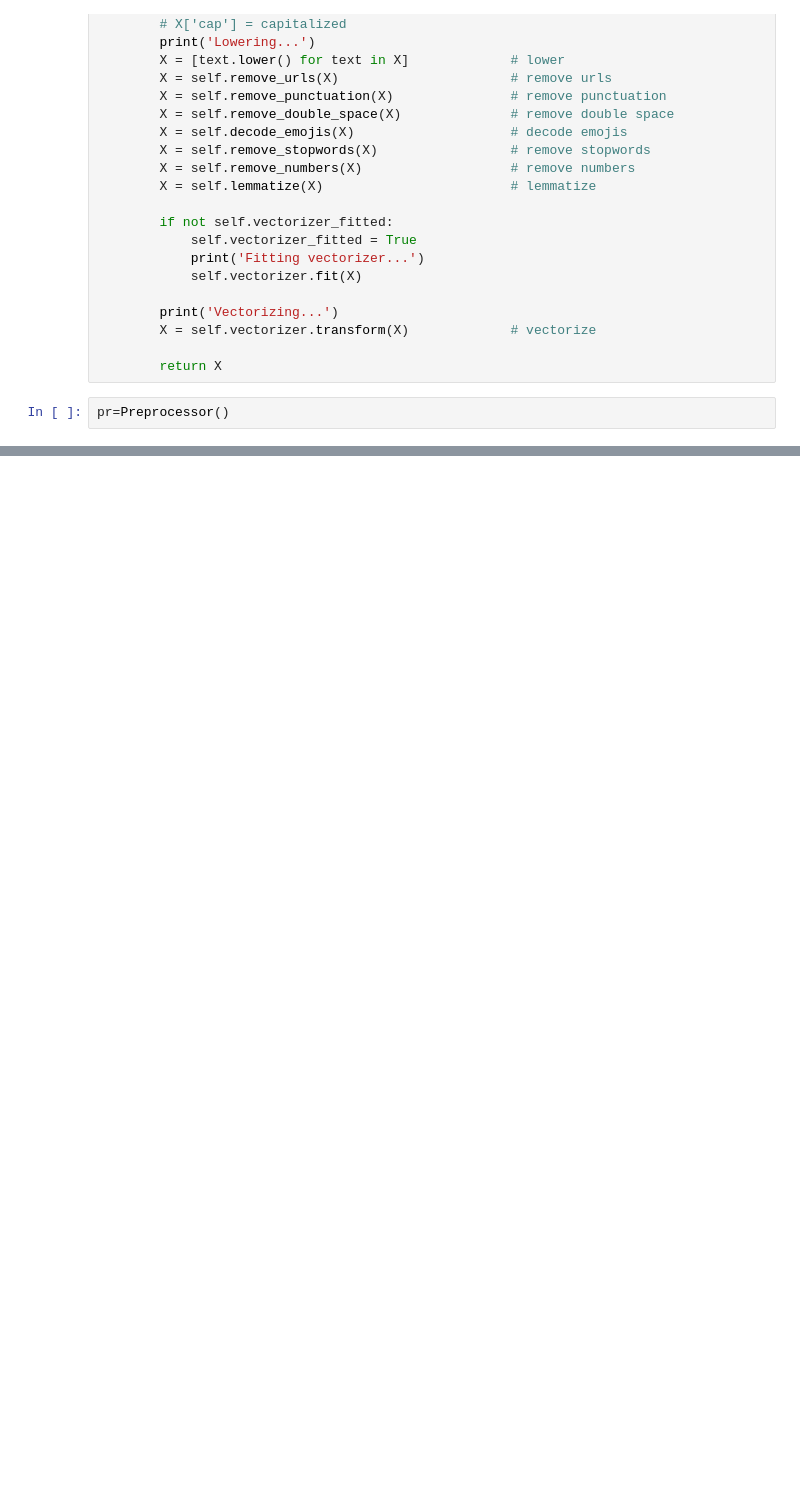
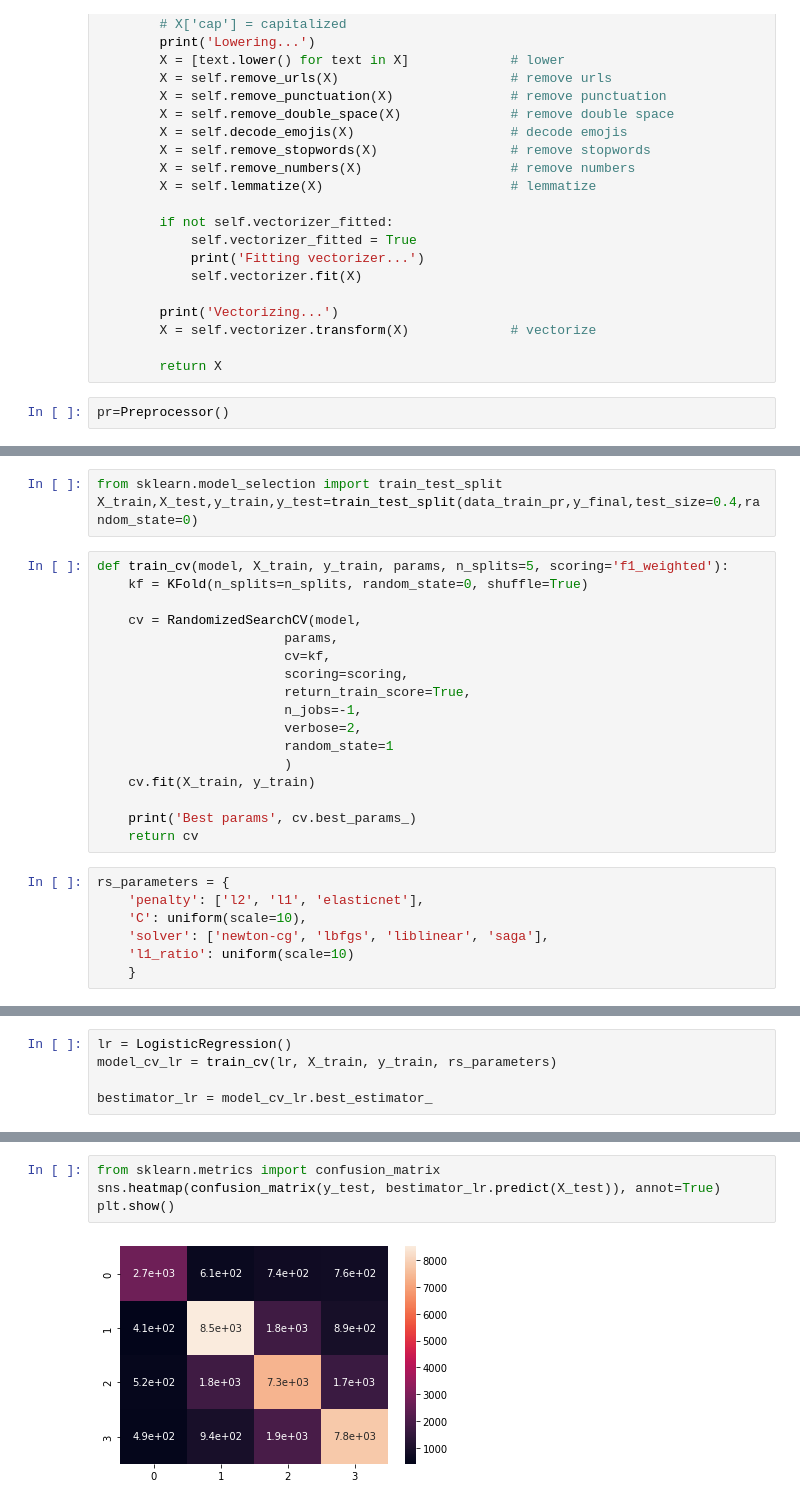
Before and after one commit to ganesh7262/Sentiment-analysis, a Jupyter notebook: main.ipynb, the cells around one changed output, grey strips where cells are left out. Drawn from its saved outputs; the diff is of its cells as text; blank space fills up the shorter version.

```diff
--- a/main.ipynb
+++ b/main.ipynb
@@ -155,0 +196,27 @@ y_train.to_csv("ytest.csv")
+# %%
+from sklearn.model_selection import train_test_split
+X_train,X_test,y_train,y_test=train_test_split(data_train_pr,y_final,test_size=0.4,random_state=0)
+# %%
+def train_cv(model, X_train, y_train, params, n_splits=5, scoring='f1_weighted'):
+    kf = KFold(n_splits=n_splits, random_state=0, shuffle=True)
+
+    cv = RandomizedSearchCV(model,
+                        params,
+                        cv=kf,
+                        scoring=scoring,
+                        return_train_score=True,
+                        n_jobs=-1,
+                        verbose=2,
+                        random_state=1
+                        )
+    cv.fit(X_train, y_train)
+
+    print('Best params', cv.best_params_)
+    return cv
+# %%
+rs_parameters = {
+    'penalty': ['l2', 'l1', 'elasticnet'],
+    'C': uniform(scale=10),
+    'solver': ['newton-cg', 'lbfgs', 'liblinear', 'saga'],
+    'l1_ratio': uniform(scale=10)
+    }
@@ -155,0 +227,5 @@ y_train.to_csv("ytest.csv")
+# %%
+lr = LogisticRegression()
+model_cv_lr = train_cv(lr, X_train, y_train, rs_parameters)
+
+bestimator_lr = model_cv_lr.best_estimator_
@@ -155,0 +265,6 @@ y_train.to_csv("ytest.csv")
+# %%
+from sklearn.metrics import confusion_matrix
+sns.heatmap(confusion_matrix(y_test, bestimator_lr.predict(X_test)), annot=True)
+plt.show()
+# %% [output]
+[figure, added]
```
Also changed, not shown: parts of 14 cells of this notebook.
